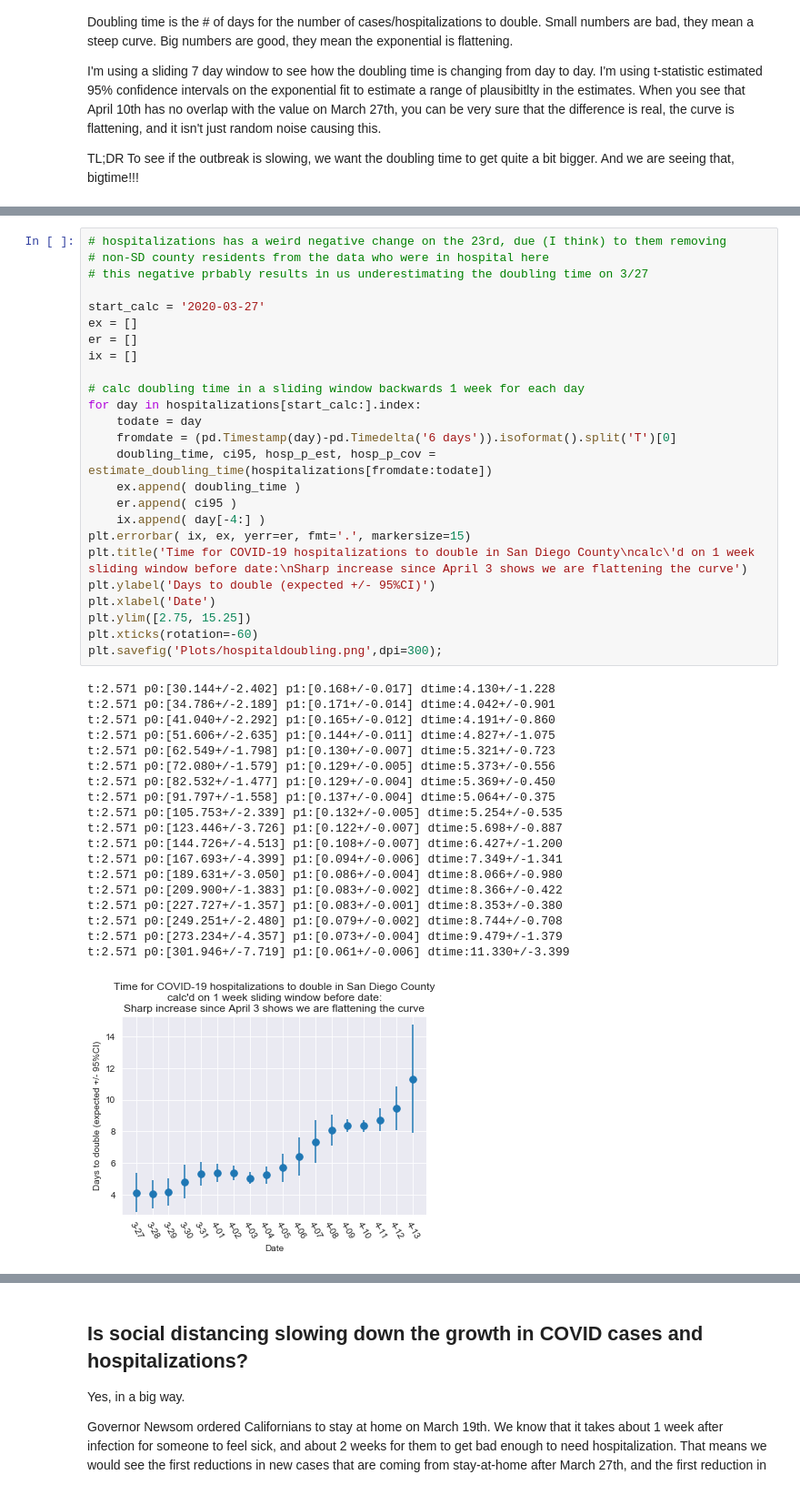
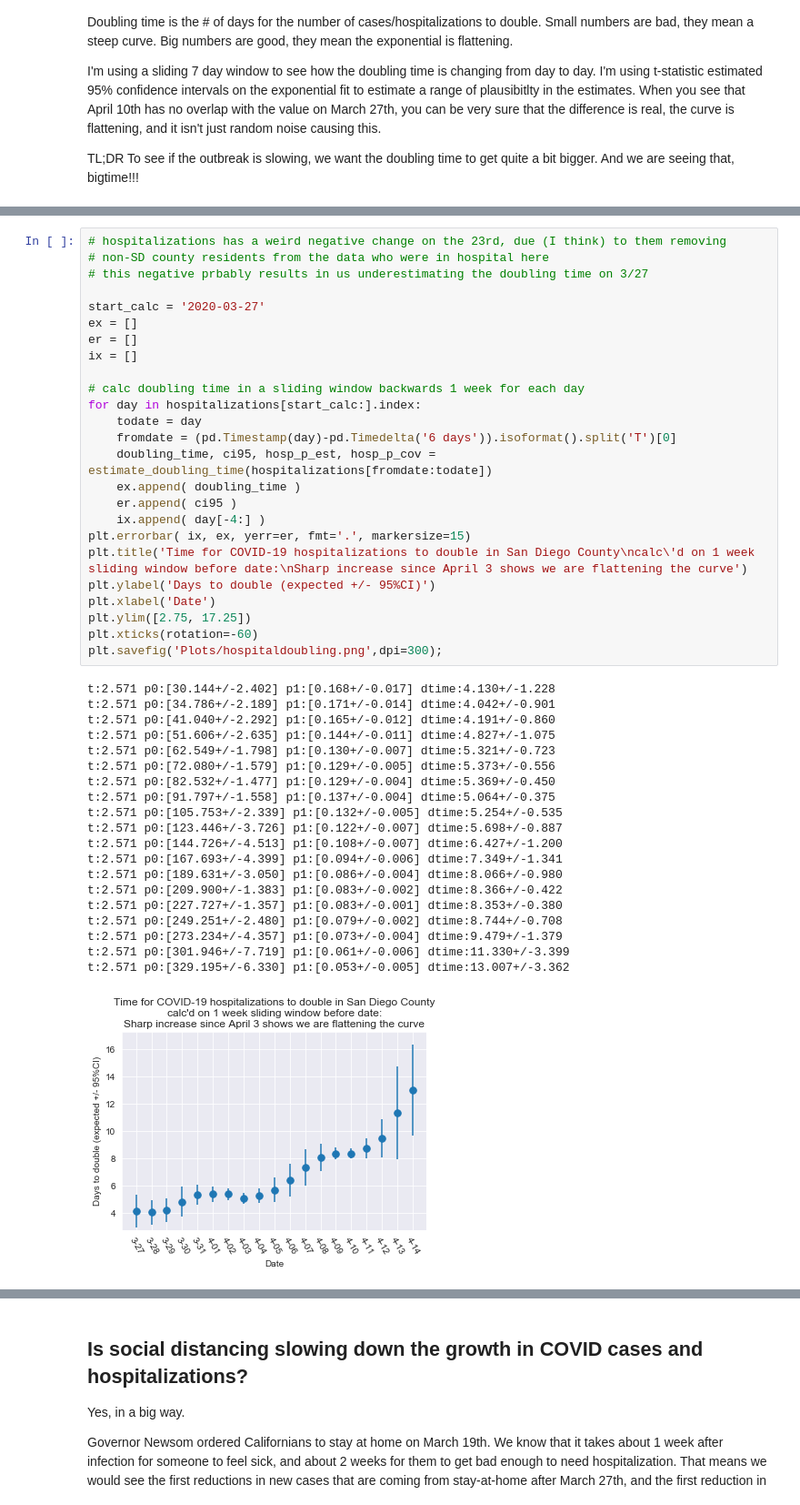
Before and after one commit to jasongfleischer/SanDiegoCountyCOVID19, a Jupyter notebook: San Diego Country Coronavirus History.ipynb, the cells around one changed output, grey strips where cells are left out. Shown at 91% size. Drawn from its saved outputs; the diff is of its cells as text.

```diff
--- a/San Diego Country Coronavirus History.ipynb
+++ b/San Diego Country Coronavirus History.ipynb
@@ -302,35 +302,36 @@ for day in hospitalizations[start_calc:].index:
     fromdate = (pd.Timestamp(day)-pd.Timedelta('6 days')).isoformat().split('T')[0]
     doubling_time, ci95, hosp_p_est, hosp_p_cov = estimate_doubling_time(hospitalizations[fromdate:todate])
     ex.append( doubling_time )
     er.append( ci95 )
     ix.append( day[-4:] )
 plt.errorbar( ix, ex, yerr=er, fmt='.', markersize=15)
 plt.title('Time for COVID-19 hospitalizations to double in San Diego County\ncalc\'d on 1 week sliding window before date:\nSharp increase since April 3 shows we are flattening the curve')
 plt.ylabel('Days to double (expected +/- 95%CI)')
 plt.xlabel('Date')
-plt.ylim([2.75, 15.25])
+plt.ylim([2.75, 17.25])
 plt.xticks(rotation=-60)
 plt.savefig('Plots/hospitaldoubling.png',dpi=300);
 # %% [output]
 t:2.571 p0:[30.144+/-2.402] p1:[0.168+/-0.017] dtime:4.130+/-1.228
 t:2.571 p0:[34.786+/-2.189] p1:[0.171+/-0.014] dtime:4.042+/-0.901
 t:2.571 p0:[41.040+/-2.292] p1:[0.165+/-0.012] dtime:4.191+/-0.860
 t:2.571 p0:[51.606+/-2.635] p1:[0.144+/-0.011] dtime:4.827+/-1.075
 t:2.571 p0:[62.549+/-1.798] p1:[0.130+/-0.007] dtime:5.321+/-0.723
 t:2.571 p0:[72.080+/-1.579] p1:[0.129+/-0.005] dtime:5.373+/-0.556
 t:2.571 p0:[82.532+/-1.477] p1:[0.129+/-0.004] dtime:5.369+/-0.450
 t:2.571 p0:[91.797+/-1.558] p1:[0.137+/-0.004] dtime:5.064+/-0.375
 t:2.571 p0:[105.753+/-2.339] p1:[0.132+/-0.005] dtime:5.254+/-0.535
 t:2.571 p0:[123.446+/-3.726] p1:[0.122+/-0.007] dtime:5.698+/-0.887
 t:2.571 p0:[144.726+/-4.513] p1:[0.108+/-0.007] dtime:6.427+/-1.200
 t:2.571 p0:[167.693+/-4.399] p1:[0.094+/-0.006] dtime:7.349+/-1.341
 t:2.571 p0:[189.631+/-3.050] p1:[0.086+/-0.004] dtime:8.066+/-0.980
 t:2.571 p0:[209.900+/-1.383] p1:[0.083+/-0.002] dtime:8.366+/-0.422
 t:2.571 p0:[227.727+/-1.357] p1:[0.083+/-0.001] dtime:8.353+/-0.380
 t:2.571 p0:[249.251+/-2.480] p1:[0.079+/-0.002] dtime:8.744+/-0.708
 t:2.571 p0:[273.234+/-4.357] p1:[0.073+/-0.004] dtime:9.479+/-1.379
 t:2.571 p0:[301.946+/-7.719] p1:[0.061+/-0.006] dtime:11.330+/-3.399
+t:2.571 p0:[329.195+/-6.330] p1:[0.053+/-0.005] dtime:13.007+/-3.362
-[figure, old version]
+[figure, new version]
 # %%
 # THis is the same case dpubling plot as just above, but in this case I'm calculating on a 10 day window instead of 7 days
 # that will result in slower changes in the estimate... this is a sanity check to make sure we are not
```
Also changed, not shown: parts of 13 cells of this notebook, 12 other files.
